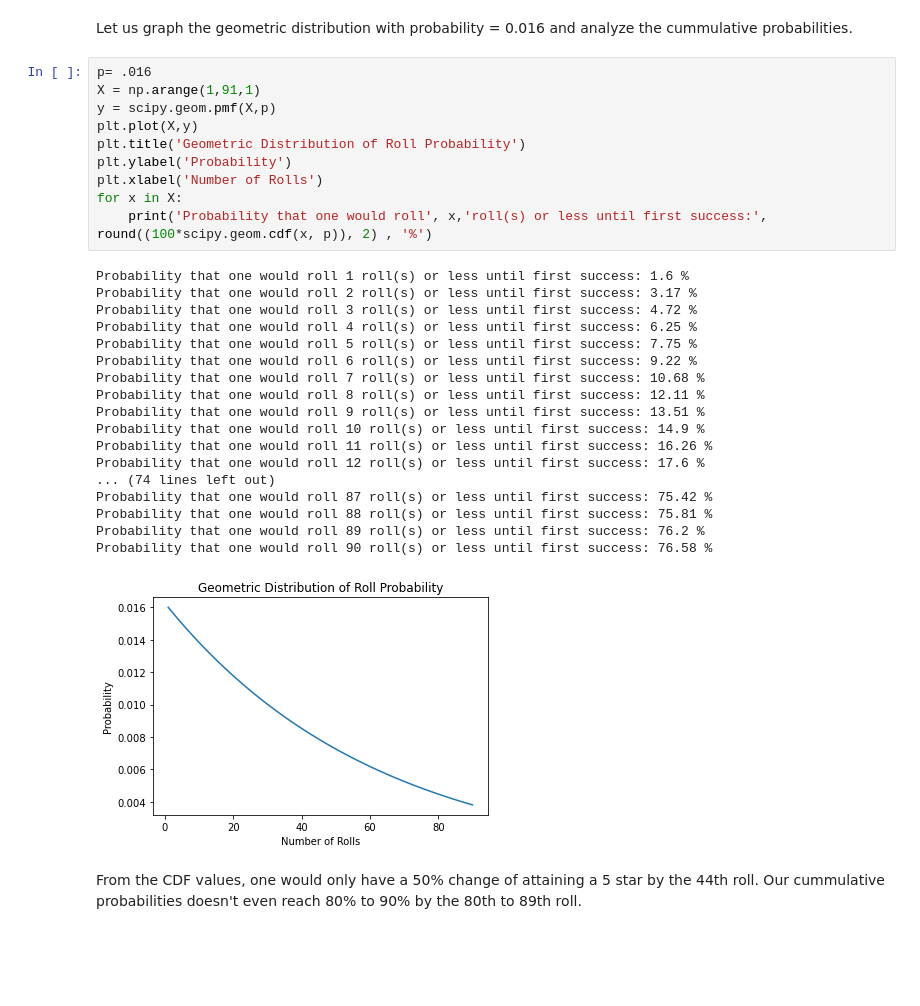
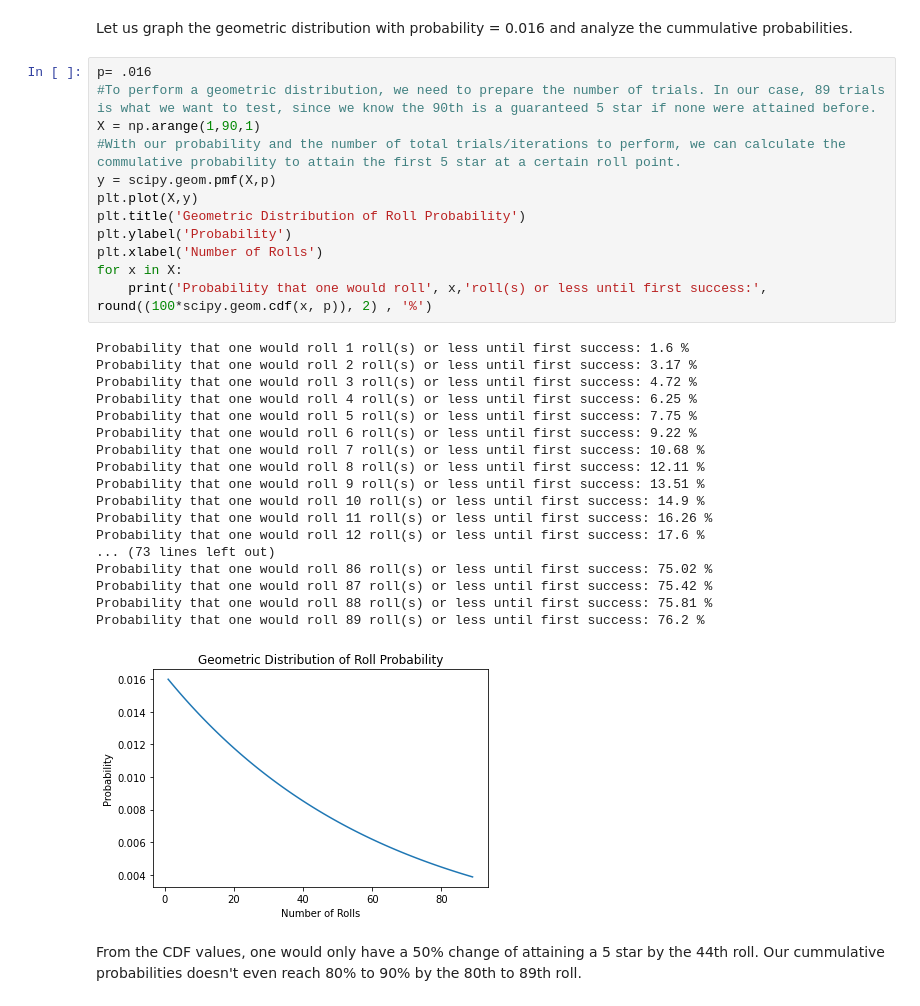
Before and after one commit to KevinW1008/KevinW1008.github.io, a Jupyter notebook: genshinimpact.ipynb, the cells around one changed output. Saved outputs shown, nothing was run; the diff lists cells and outputs as text; blank space fills up the shorter version.

```diff
--- a/genshinimpact.ipynb
+++ b/genshinimpact.ipynb
@@ -198,33 +195,35 @@ That is about 100 rolls less, saving countless dollars. The financial horror wil
 Let us graph the geometric distribution with probability = 0.016 and analyze the cummulative probabilities.
 # %%
 p= .016
-X = np.arange(1,91,1)
+#To perform a geometric distribution, we need to prepare the number of trials. In our case, 89 trials is what we want to test, since we know the 90th is a guaranteed 5 star if none were attained before.
+X = np.arange(1,90,1)
+#With our probability and the number of total trials/iterations to perform, we can calculate the commulative probability to attain the first 5 star at a certain roll point.
 y = scipy.geom.pmf(X,p)
 plt.plot(X,y)
 plt.title('Geometric Distribution of Roll Probability')
 plt.ylabel('Probability')
 plt.xlabel('Number of Rolls')
 for x in X:
     print('Probability that one would roll', x,'roll(s) or less until first success:', round((100*scipy.geom.cdf(x, p)), 2) , '%')
 # %% [output]
 Probability that one would roll 1 roll(s) or less until first success: 1.6 %
 Probability that one would roll 2 roll(s) or less until first success: 3.17 %
 Probability that one would roll 3 roll(s) or less until first success: 4.72 %
 Probability that one would roll 4 roll(s) or less until first success: 6.25 %
 Probability that one would roll 5 roll(s) or less until first success: 7.75 %
 Probability that one would roll 6 roll(s) or less until first success: 9.22 %
 Probability that one would roll 7 roll(s) or less until first success: 10.68 %
 Probability that one would roll 8 roll(s) or less until first success: 12.11 %
 Probability that one would roll 9 roll(s) or less until first success: 13.51 %
 Probability that one would roll 10 roll(s) or less until first success: 14.9 %
 Probability that one would roll 11 roll(s) or less until first success: 16.26 %
 Probability that one would roll 12 roll(s) or less until first success: 17.6 %
-... (74 lines left out)
+... (73 lines left out)
+Probability that one would roll 86 roll(s) or less until first success: 75.02 %
 Probability that one would roll 87 roll(s) or less until first success: 75.42 %
 Probability that one would roll 88 roll(s) or less until first success: 75.81 %
 Probability that one would roll 89 roll(s) or less until first success: 76.2 %
-Probability that one would roll 90 roll(s) or less until first success: 76.58 %
-[figure, old version]
+[figure, new version]
 # %% [markdown]
 From the CDF values, one would only have a 50% change of attaining a 5 star by the 44th roll. Our cummulative probabilities doesn't even reach 80% to 90% by the 80th to 89th roll.
 # %% [markdown]
```
Also changed, not shown: parts of 15 cells of this notebook, 1 other file.
